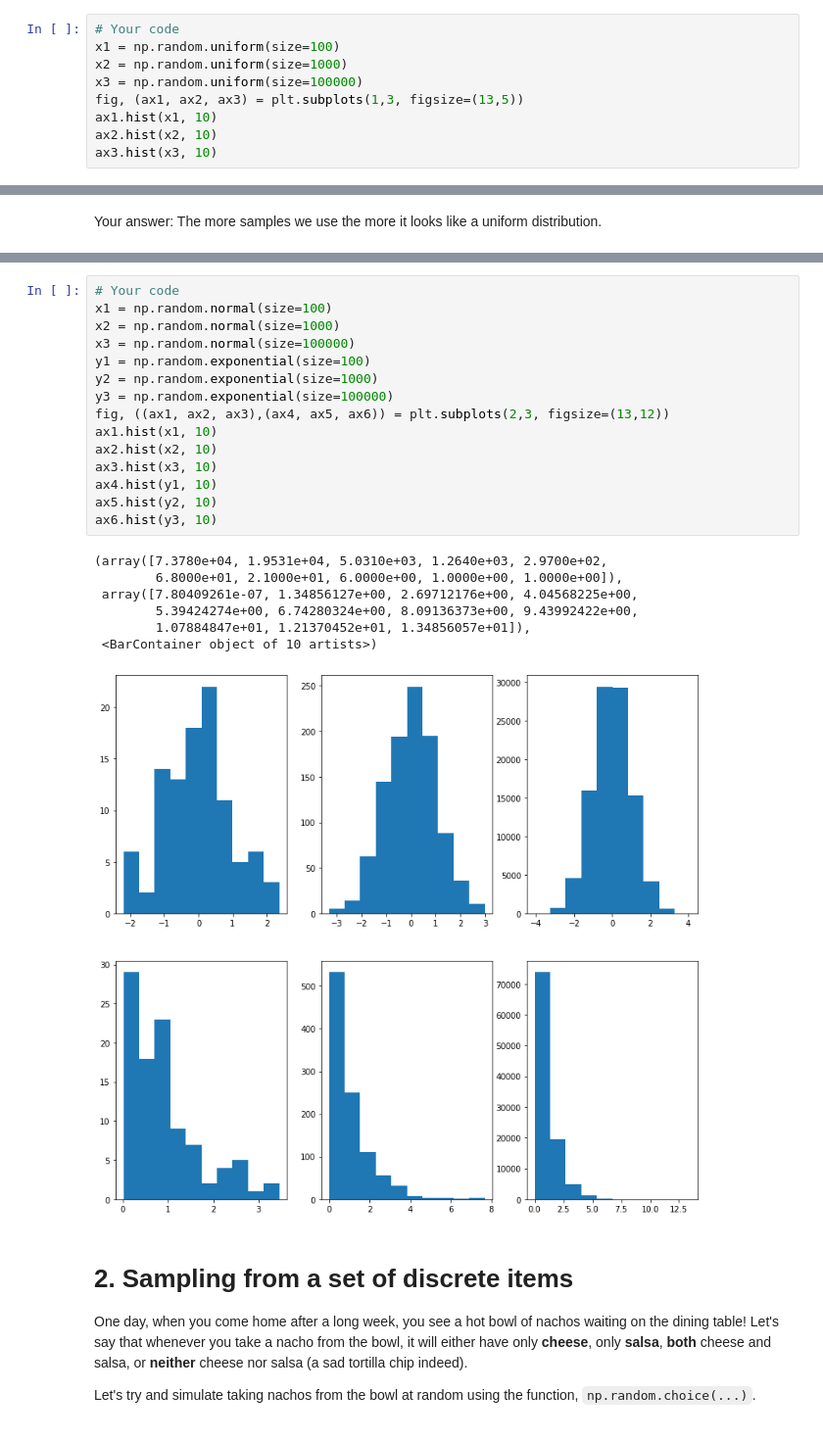
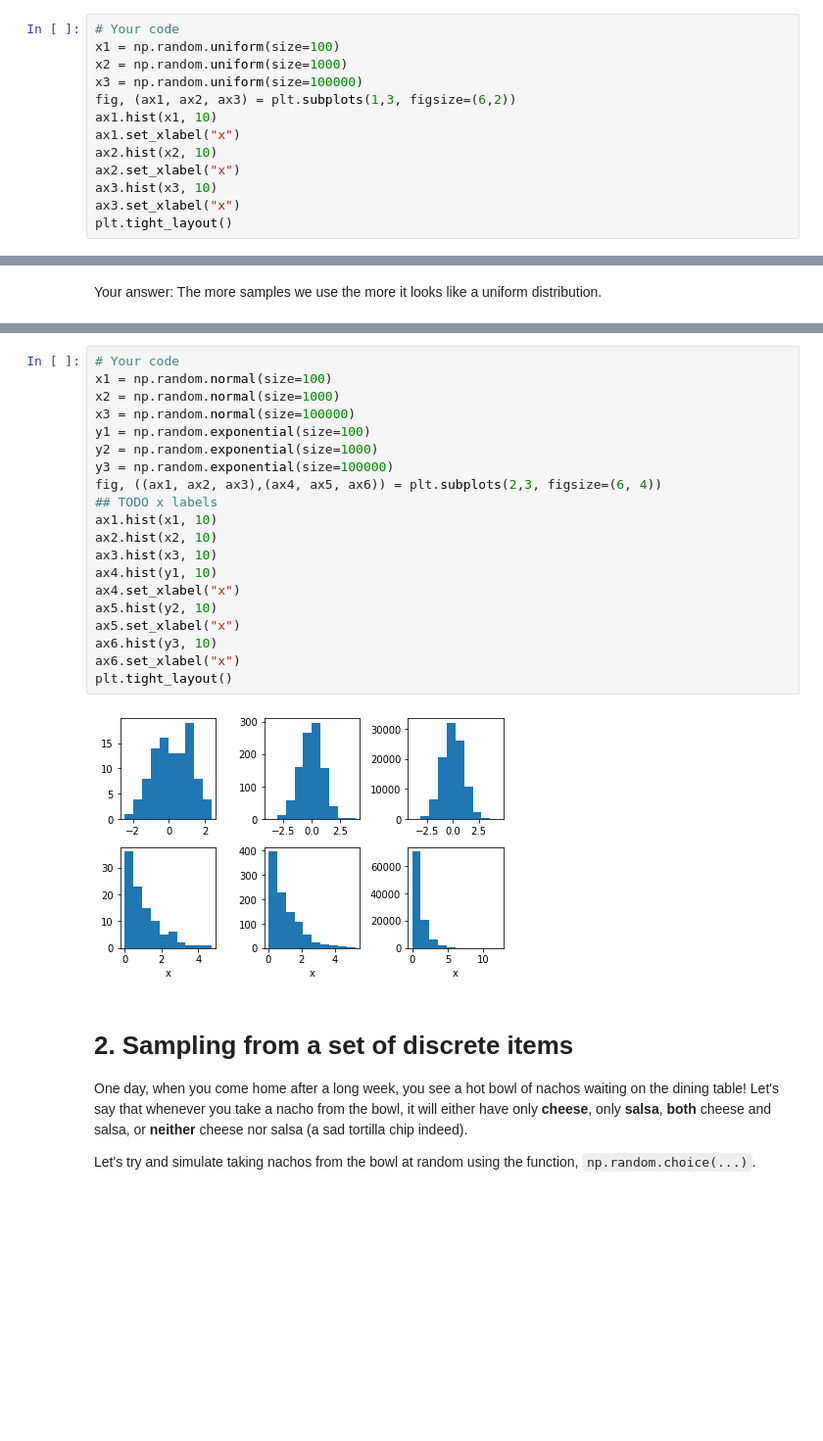
Before and after one commit to Inf2-FDS/FDS-S1-10-randomness-sampling-simulations, a Jupyter notebook: weekS2-02-simulations_cleaned.ipynb, the cells around one changed output, grey strips where cells are left out. Shown: that part at 98% size. Cells and saved outputs as stored; diff of their text form; blank space fills up the shorter version.

```diff
--- a/weekS2-02-simulations_cleaned.ipynb
+++ b/weekS2-02-simulations_cleaned.ipynb
@@ -56,8 +53,12 @@ plt.hist(x, 10)
 x1 = np.random.uniform(size=100)
 x2 = np.random.uniform(size=1000)
 x3 = np.random.uniform(size=100000)
-fig, (ax1, ax2, ax3) = plt.subplots(1,3, figsize=(13,5))
+fig, (ax1, ax2, ax3) = plt.subplots(1,3, figsize=(6,2))
 ax1.hist(x1, 10)
+ax1.set_xlabel("x")
 ax2.hist(x2, 10)
+ax2.set_xlabel("x")
 ax3.hist(x3, 10)
+ax3.set_xlabel("x")
+plt.tight_layout()
 # %% [output]
@@ -76,26 +71,25 @@ The more samples we use the more it looks like a uniform distribution.
 # %%
 # Your code
 x1 = np.random.normal(size=100)
 x2 = np.random.normal(size=1000)
 x3 = np.random.normal(size=100000)
 y1 = np.random.exponential(size=100)
 y2 = np.random.exponential(size=1000)
 y3 = np.random.exponential(size=100000)
-fig, ((ax1, ax2, ax3),(ax4, ax5, ax6)) = plt.subplots(2,3, figsize=(13,12))
+fig, ((ax1, ax2, ax3),(ax4, ax5, ax6)) = plt.subplots(2,3, figsize=(6, 4))
+## TODO x labels
 ax1.hist(x1, 10)
 ax2.hist(x2, 10)
 ax3.hist(x3, 10)
 ax4.hist(y1, 10)
+ax4.set_xlabel("x")
 ax5.hist(y2, 10)
+ax5.set_xlabel("x")
 ax6.hist(y3, 10)
+ax6.set_xlabel("x")
+plt.tight_layout()
 # %% [output]
-(array([7.3780e+04, 1.9531e+04, 5.0310e+03, 1.2640e+03, 2.9700e+02,
-        6.8000e+01, 2.1000e+01, 6.0000e+00, 1.0000e+00, 1.0000e+00]),
- array([7.80409261e-07, 1.34856127e+00, 2.69712176e+00, 4.04568225e+00,
-        5.39424274e+00, 6.74280324e+00, 8.09136373e+00, 9.43992422e+00,
-        1.07884847e+01, 1.21370452e+01, 1.34856057e+01]),
- <BarContainer object of 10 artists>)
-[figure, old version]
+[figure, new version]
 # %% [markdown]
 # 2. Sampling from a set of discrete items
 
```
Also changed, not shown: parts of 47 cells of this notebook.
